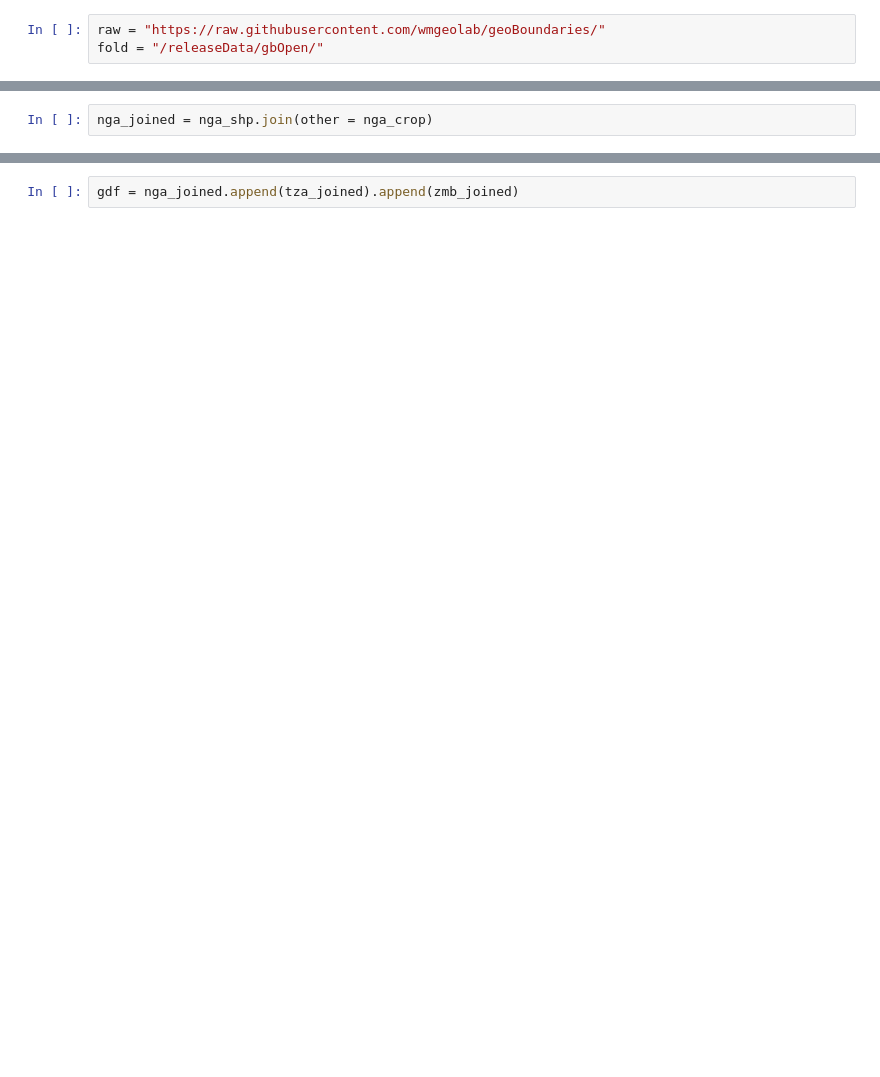
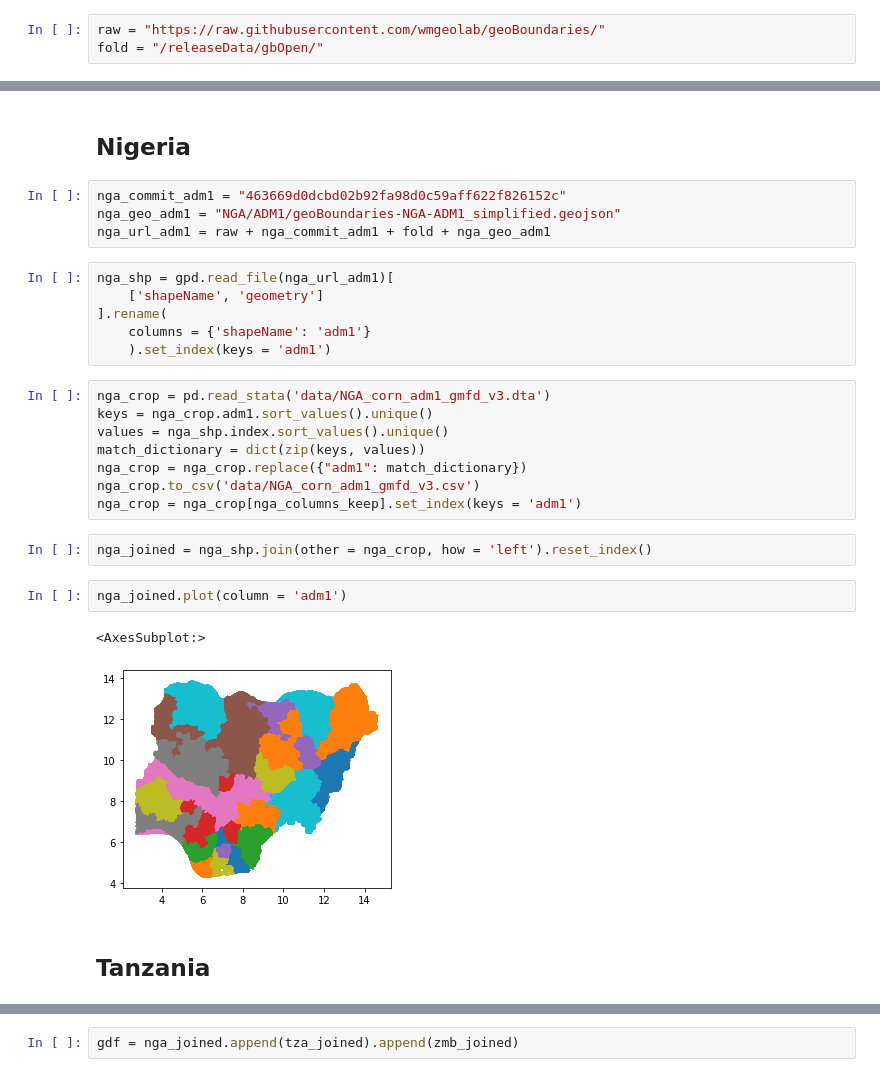
Before and after one commit to gracelewin/data_exploration, a Jupyter notebook: country_data.ipynb, the cells around one changed output, grey strips where cells are left out. Drawn from its saved outputs; the diff is of its cells as text; blank space fills up the shorter version.

```diff
--- a/country_data.ipynb
+++ b/country_data.ipynb
@@ -35,2 +34,29 @@ zmb_shp = gpd.read_file(zmb_url)
+# %% [markdown]
+## Nigeria
+# %%
+nga_commit_adm1 = "463669d0dcbd02b92fa98d0c59aff622f826152c"
+nga_geo_adm1 = "NGA/ADM1/geoBoundaries-NGA-ADM1_simplified.geojson"
+nga_url_adm1 = raw + nga_commit_adm1 + fold + nga_geo_adm1
+# %%
+nga_shp = gpd.read_file(nga_url_adm1)[
+    ['shapeName', 'geometry']
+].rename(
+    columns = {'shapeName': 'adm1'}
+    ).set_index(keys = 'adm1')
+# %%
+nga_crop = pd.read_stata('data/NGA_corn_adm1_gmfd_v3.dta')
+keys = nga_crop.adm1.sort_values().unique()
+values = nga_shp.index.sort_values().unique()
+match_dictionary = dict(zip(keys, values))
+nga_crop = nga_crop.replace({"adm1": match_dictionary})
+nga_crop.to_csv('data/NGA_corn_adm1_gmfd_v3.csv')
+nga_crop = nga_crop[nga_columns_keep].set_index(keys = 'adm1')
 # %%
-nga_joined = nga_shp.join(other = nga_crop)
+nga_joined = nga_shp.join(other = nga_crop, how = 'left').reset_index()
+# %%
+nga_joined.plot(column = 'adm1')
+# %% [output]
+<AxesSubplot:>
+[figure, added]
+# %% [markdown]
+## Tanzania
```
Also changed, not shown: parts of 30 cells of this notebook.
